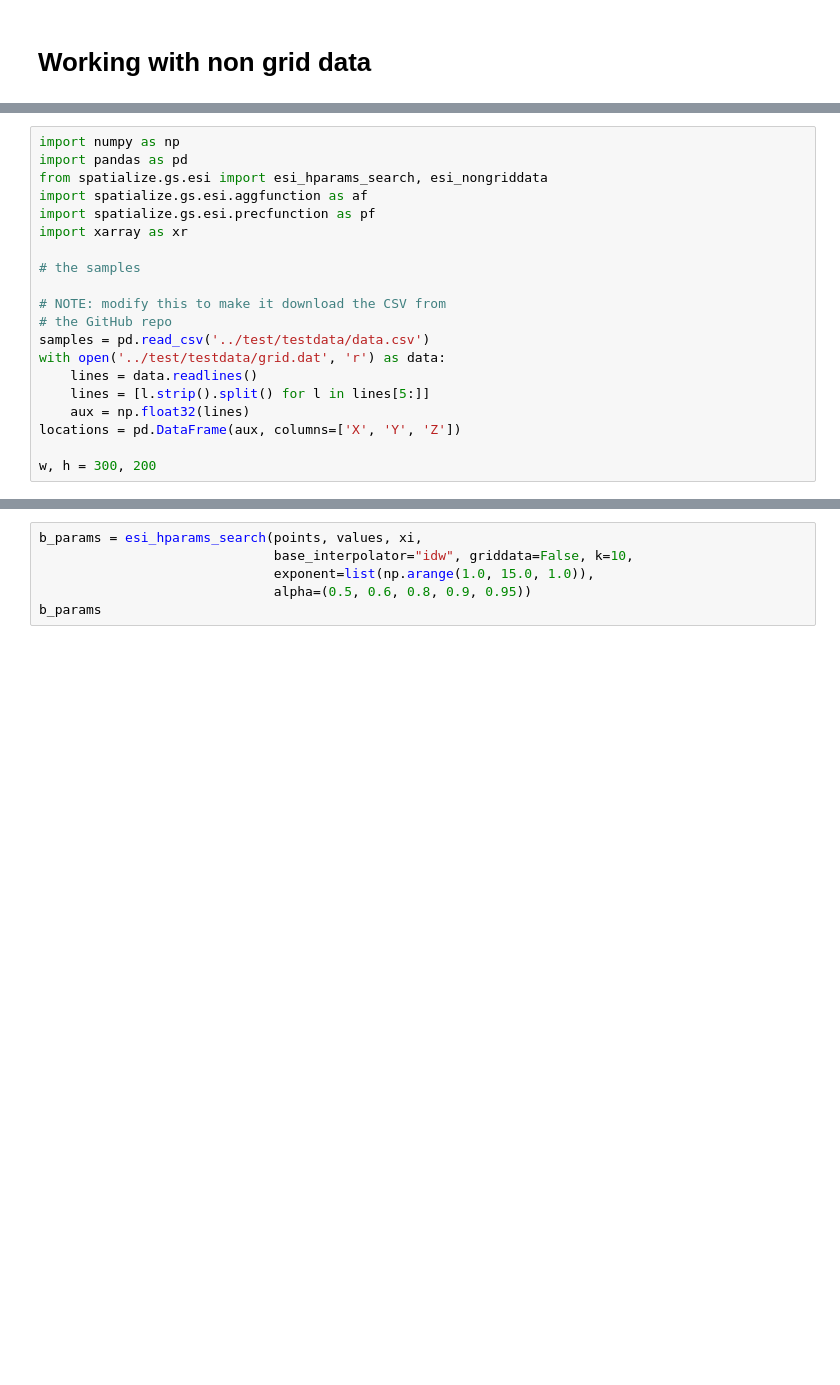
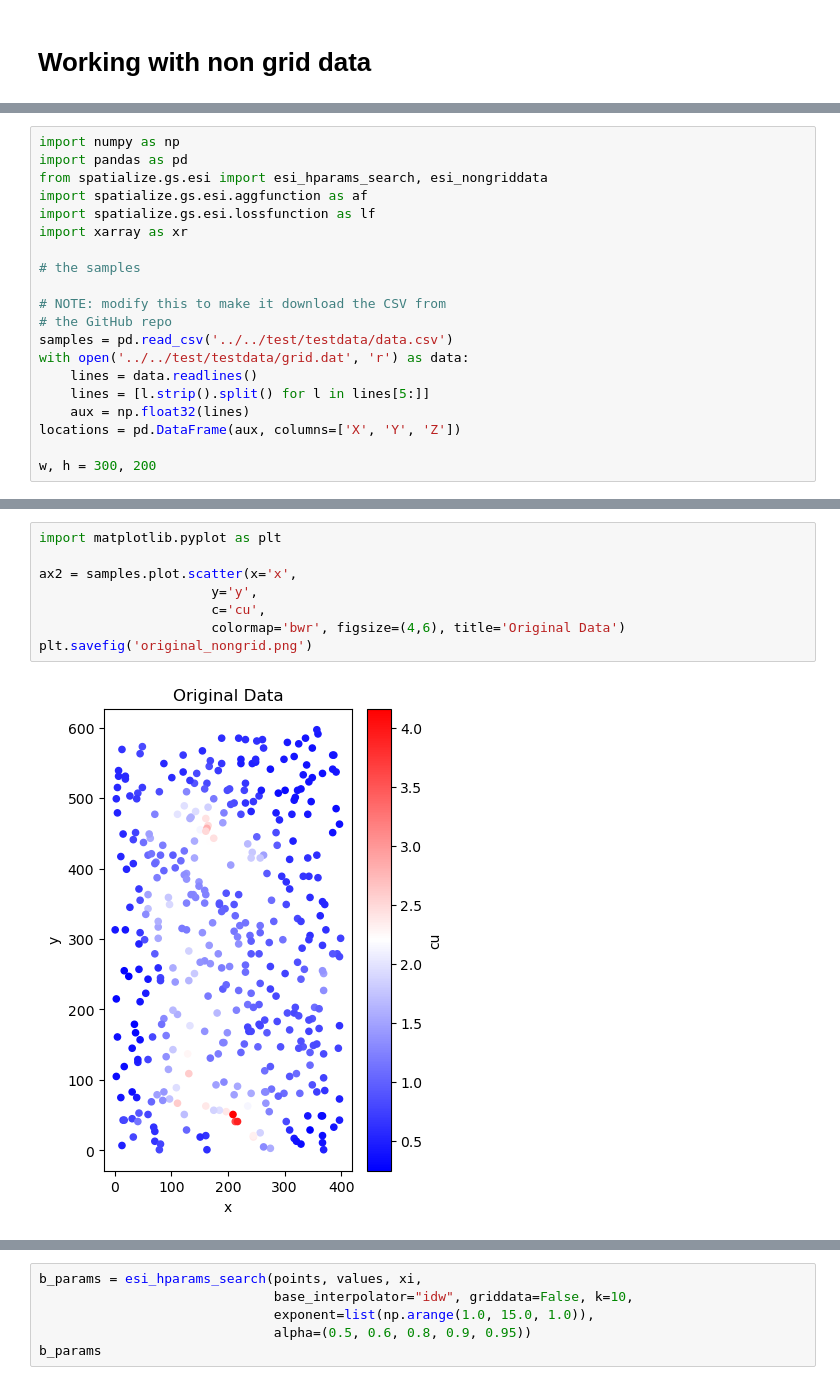
Before and after one commit to Reik0z/spatialize, a Jupyter notebook: examples/old_notebooks/4.-working_with_esi_and_nongriddata.ipynb, the cells around one changed output, grey strips where cells are left out. Cells and saved outputs as stored; diff of their text form; blank space fills up the shorter version.

```diff
--- a/examples/old_notebooks/4.-working_with_esi_and_nongriddata.ipynb
+++ b/examples/old_notebooks/4.-working_with_esi_and_nongriddata.ipynb
@@ -9,15 +16,15 @@ import numpy as np
 import pandas as pd
 from spatialize.gs.esi import esi_hparams_search, esi_nongriddata
 import spatialize.gs.esi.aggfunction as af
-import spatialize.gs.esi.precfunction as pf
+import spatialize.gs.esi.lossfunction as lf
 import xarray as xr
 
 # the samples
 
 # NOTE: modify this to make it download the CSV from
 # the GitHub repo
-samples = pd.read_csv('../test/testdata/data.csv')
-with open('../test/testdata/grid.dat', 'r') as data:
+samples = pd.read_csv('../../test/testdata/data.csv')
+with open('../../test/testdata/grid.dat', 'r') as data:
     lines = data.readlines()
     lines = [l.strip().split() for l in lines[5:]]
     aux = np.float32(lines)
@@ -36,0 +108,10 @@ op_error_precision=pf.OpErrorPrecision(np.abs(np.min(values) - np.max(values)))
+# %%
+import matplotlib.pyplot as plt
+
+ax2 = samples.plot.scatter(x='x',
+                      y='y',
+                      c='cu',
+                      colormap='bwr', figsize=(4,6), title='Original Data')
+plt.savefig('original_nongrid.png')
+# %% [output]
+[figure, added]
```
Also changed, not shown: parts of 8 cells of this notebook, 1 other file.
